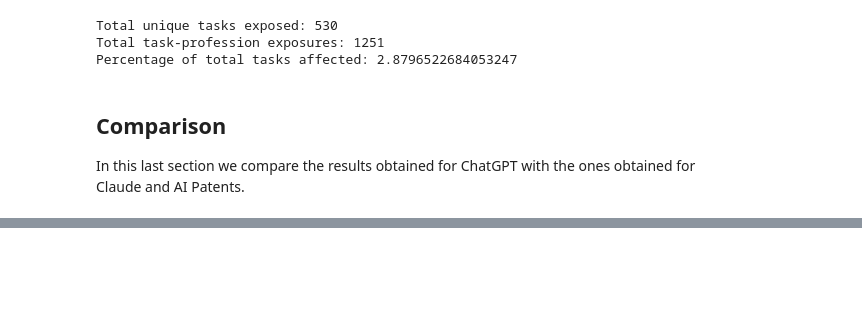
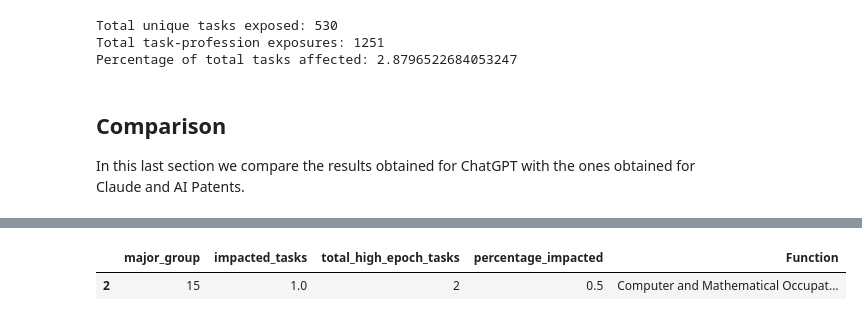
Before and after one commit to Engineering-AI-Systems-Team-3/chatgpt-at-work, a Jupyter notebook: chatgpt_at_work.ipynb, the cells around one changed output, grey strips where cells are left out. Cells and saved outputs as stored; diff of their text form; code cells hidden in the pictures; blank space fills up the shorter version.

```diff
--- a/chatgpt_at_work.ipynb
+++ b/chatgpt_at_work.ipynb
@@ -2191,0 +2194,5 @@ create_lollipop_plot(gpt_titles_df, "Exposure per title: ChatGPT", "#2ecc71", "e
+# %%
+patents_functions_df.head(1)
+# %% [output]
+|  | major_group | impacted_tasks | total_high_epoch_tasks | percentage_impacted | Function |
+| 2 | 15 | 1.0 | 2 | 0.5 | Computer and Mathematical Occupat... |
```
Also changed, not shown: parts of 5 cells of this notebook.
